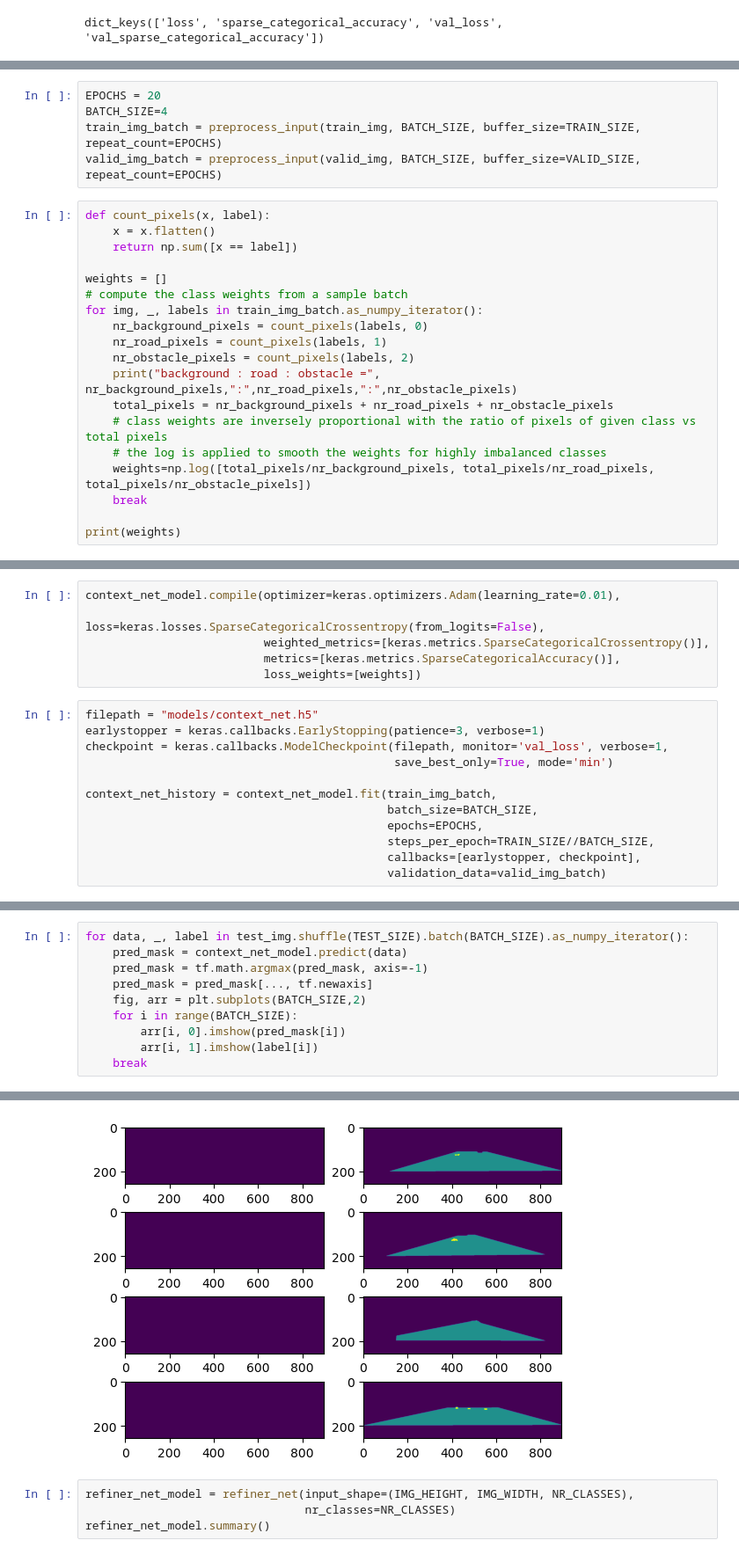
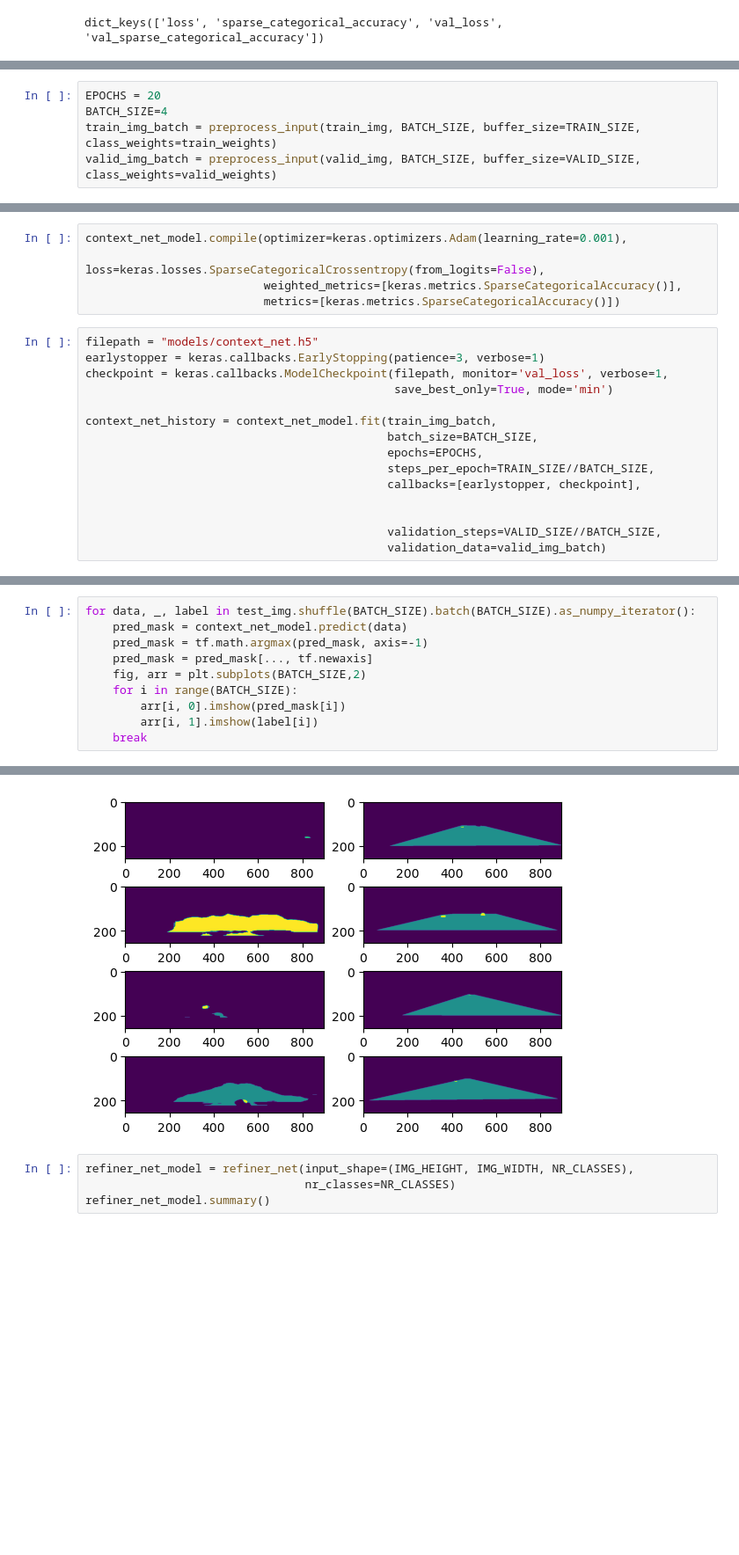
Before and after one commit to keresztesbeata/Unexpected-Obstacle-Detection, a Jupyter notebook: MergeNet.ipynb, the cells around one changed output, grey strips where cells are left out. Shown at 88% size. Drawn from its saved outputs; the diff is of its cells as text; blank space fills up the shorter version.

Commit message:
trained mergenet with sample weights

```diff
--- a/MergeNet.ipynb
+++ b/MergeNet.ipynb
@@ -381,24 +415,5 @@ None
 # %%
 EPOCHS = 20
 BATCH_SIZE=4
-train_img_batch = preprocess_input(train_img, BATCH_SIZE, buffer_size=TRAIN_SIZE, repeat_count=EPOCHS)
-valid_img_batch = preprocess_input(valid_img, BATCH_SIZE, buffer_size=VALID_SIZE, repeat_count=EPOCHS)
+train_img_batch = preprocess_input(train_img, BATCH_SIZE, buffer_size=TRAIN_SIZE, class_weights=train_weights)
+valid_img_batch = preprocess_input(valid_img, BATCH_SIZE, buffer_size=VALID_SIZE, class_weights=valid_weights)
-# %%
-def count_pixels(x, label):
-    x = x.flatten()
-    return np.sum([x == label])
-
-weights = []
-# compute the class weights from a sample batch
-for img, _, labels in train_img_batch.as_numpy_iterator():
-    nr_background_pixels = count_pixels(labels, 0)
-    nr_road_pixels = count_pixels(labels, 1)
-    nr_obstacle_pixels = count_pixels(labels, 2)
-    print("background : road : obstacle =", nr_background_pixels,":",nr_road_pixels,":",nr_obstacle_pixels)
-    total_pixels = nr_background_pixels + nr_road_pixels + nr_obstacle_pixels
-    # class weights are inversely proportional with the ratio of pixels of given class vs total pixels
-    # the log is applied to smooth the weights for highly imbalanced classes
-    weights=np.log([total_pixels/nr_background_pixels, total_pixels/nr_road_pixels, total_pixels/nr_obstacle_pixels])
-    break
-
-print(weights)
@@ -408,9 +420,8 @@ background : road : obstacle = 773558 : 143668 : 278
 # %%
-context_net_model.compile(optimizer=keras.optimizers.Adam(learning_rate=0.01),
+context_net_model.compile(optimizer=keras.optimizers.Adam(learning_rate=0.001),
                           loss=keras.losses.SparseCategoricalCrossentropy(from_logits=False),
-                          weighted_metrics=[keras.metrics.SparseCategoricalCrossentropy()],
-                          metrics=[keras.metrics.SparseCategoricalAccuracy()],
-                          loss_weights=[weights])
+                          weighted_metrics=[keras.metrics.SparseCategoricalAccuracy()],
+                          metrics=[keras.metrics.SparseCategoricalAccuracy()])
 # %%
 filepath = "models/context_net.h5"
 earlystopper = keras.callbacks.EarlyStopping(patience=3, verbose=1)
@@ -422,6 +433,9 @@ context_net_history = context_net_model.fit(train_img_batch,
                                             epochs=EPOCHS,
                                             steps_per_epoch=TRAIN_SIZE//BATCH_SIZE,
                                             callbacks=[earlystopper, checkpoint],
+
+
+                                            validation_steps=VALID_SIZE//BATCH_SIZE,
                                             validation_data=valid_img_batch)
 # %% [output]
 Epoch 1/20
@@ -450,5 +463,5 @@ plot_history(context_net_history.history, 'sparse_categorical_accuracy')
 # %%
-for data, _, label in test_img.shuffle(TEST_SIZE).batch(BATCH_SIZE).as_numpy_iterator():
+for data, _, label in test_img.shuffle(BATCH_SIZE).batch(BATCH_SIZE).as_numpy_iterator():
     pred_mask = context_net_model.predict(data)
     pred_mask = tf.math.argmax(pred_mask, axis=-1)
     pred_mask = pred_mask[..., tf.newaxis]
@@ -462,4 +477,4 @@ for data, _, label in test_img.shuffle(TEST_SIZE).batch(BATCH_SIZE).as_numpy_ite
-[figure, old version]
+[figure, new version]
 # %%
 refiner_net_model = refiner_net(input_shape=(IMG_HEIGHT, IMG_WIDTH, NR_CLASSES),
                                 nr_classes=NR_CLASSES)
```
Also changed, not shown: parts of 12 cells of this notebook.
